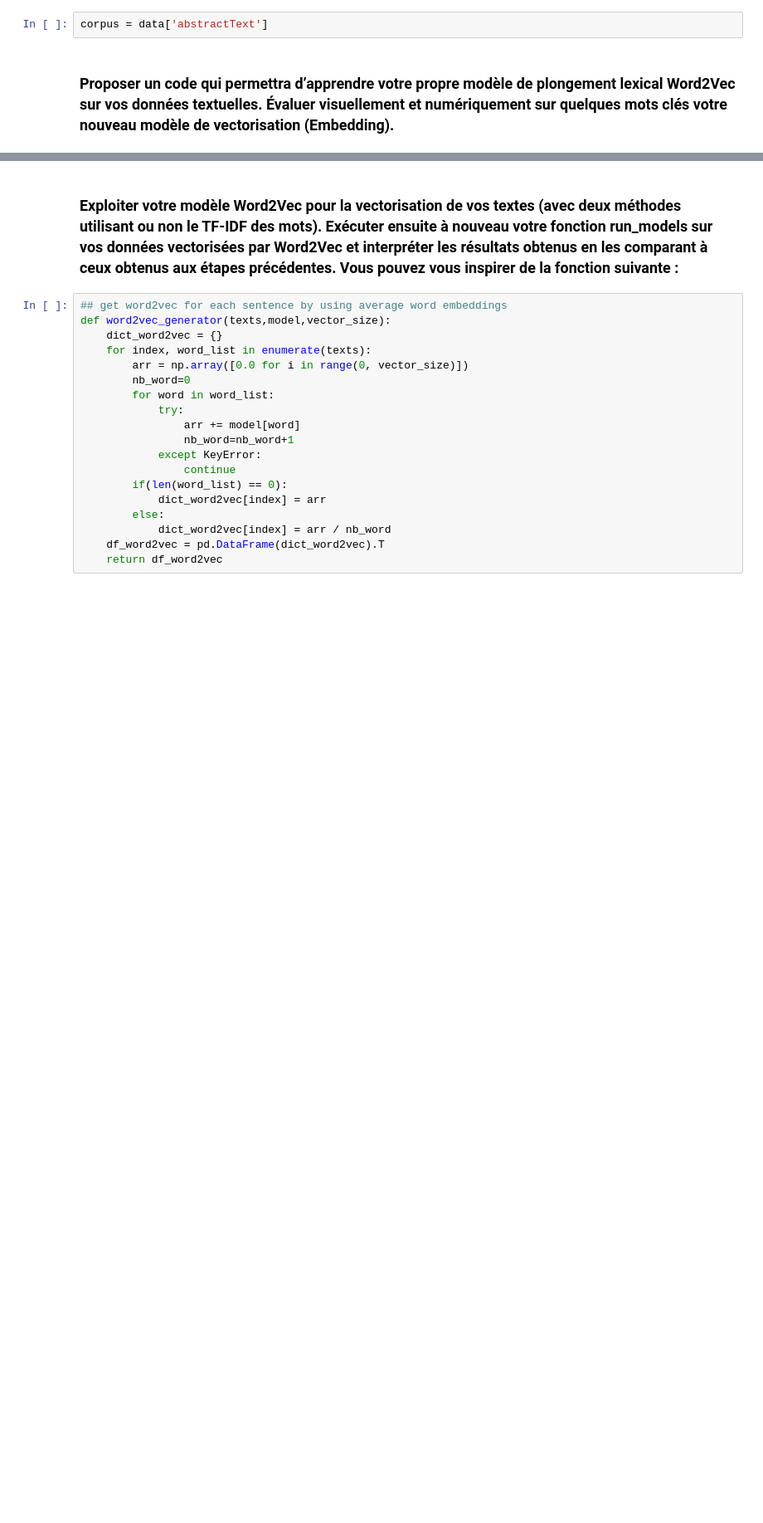
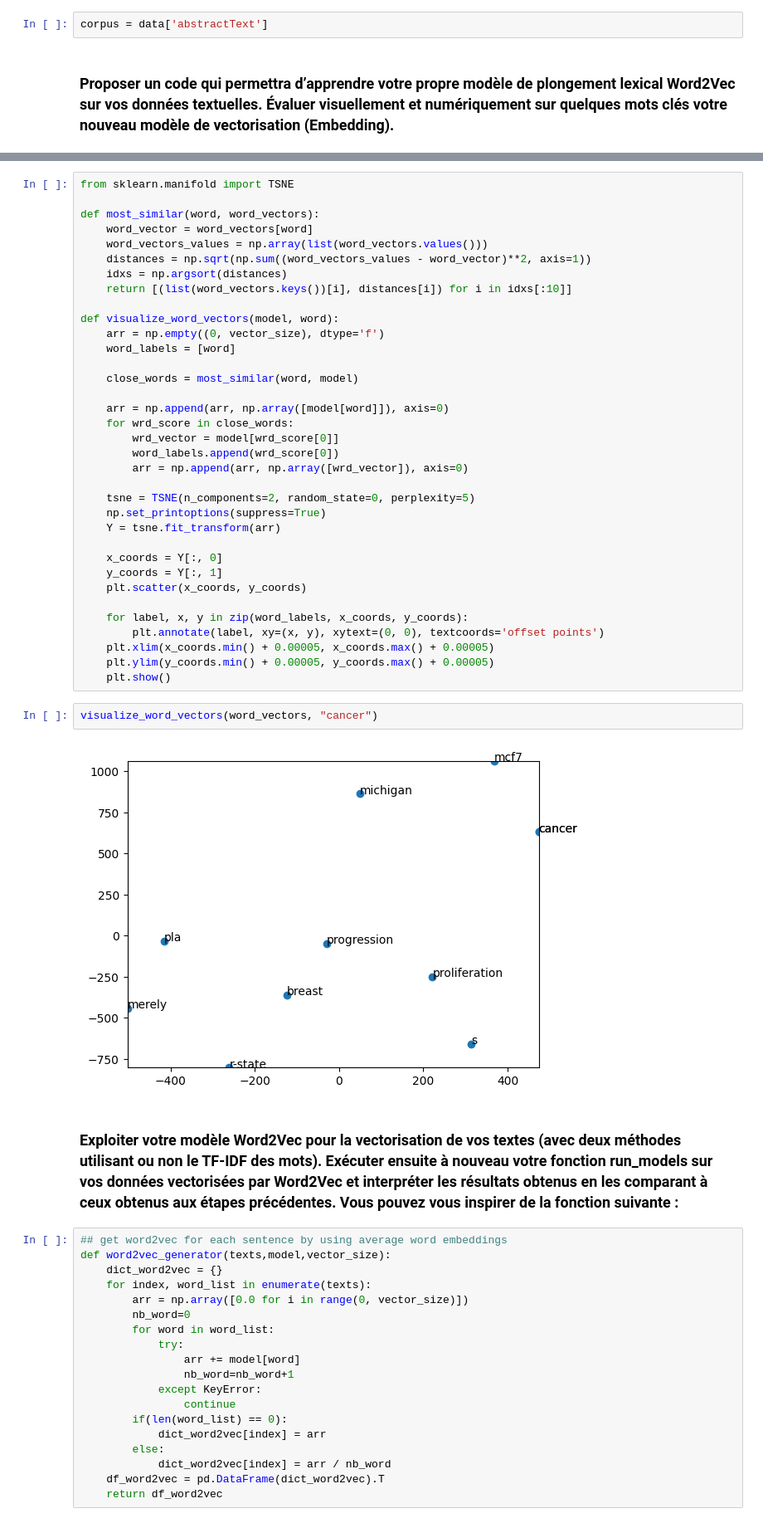
Before and after one commit to He1sinki/TAA-NLP, a Jupyter notebook: Word2Vec_creation.ipynb, the cells around one changed output, grey strips where cells are left out. Shown at 83% size. Drawn from its saved outputs; the diff is of its cells as text; blank space fills up the shorter version.

```diff
--- a/Word2Vec_creation.ipynb
+++ b/Word2Vec_creation.ipynb
@@ -55,3 +68,42 @@ print(word_vectors["exemple"])
+# %%
+from sklearn.manifold import TSNE
+
+def most_similar(word, word_vectors):
+    word_vector = word_vectors[word]
+    word_vectors_values = np.array(list(word_vectors.values()))
+    distances = np.sqrt(np.sum((word_vectors_values - word_vector)**2, axis=1))
+    idxs = np.argsort(distances)
+    return [(list(word_vectors.keys())[i], distances[i]) for i in idxs[:10]]
+
+def visualize_word_vectors(model, word):
+    arr = np.empty((0, vector_size), dtype='f')
+    word_labels = [word]
+
+    close_words = most_similar(word, model)
+
+    arr = np.append(arr, np.array([model[word]]), axis=0)
+    for wrd_score in close_words:
+        wrd_vector = model[wrd_score[0]]
+        word_labels.append(wrd_score[0])
+        arr = np.append(arr, np.array([wrd_vector]), axis=0)
+
+    tsne = TSNE(n_components=2, random_state=0, perplexity=5)
+    np.set_printoptions(suppress=True)
+    Y = tsne.fit_transform(arr)
+
+    x_coords = Y[:, 0]
+    y_coords = Y[:, 1]
+    plt.scatter(x_coords, y_coords)
+
+    for label, x, y in zip(word_labels, x_coords, y_coords):
+        plt.annotate(label, xy=(x, y), xytext=(0, 0), textcoords='offset points')
+    plt.xlim(x_coords.min() + 0.00005, x_coords.max() + 0.00005)
+    plt.ylim(y_coords.min() + 0.00005, y_coords.max() + 0.00005)
+    plt.show()
+# %%
+visualize_word_vectors(word_vectors, "cancer")
+# %% [output]
+[figure, added]
 # %% [markdown]
 ### Exploiter votre modèle Word2Vec pour la vectorisation de vos textes (avec deux méthodes utilisant ou non le TF-IDF des mots). Exécuter ensuite à nouveau votre fonction run_models sur vos données vectorisées par Word2Vec et interpréter les résultats obtenus en les comparant à ceux obtenus aux étapes précédentes. Vous pouvez vous inspirer de la fonction suivante :
 # %%
```
Also changed, not shown: parts of 4 cells of this notebook.
